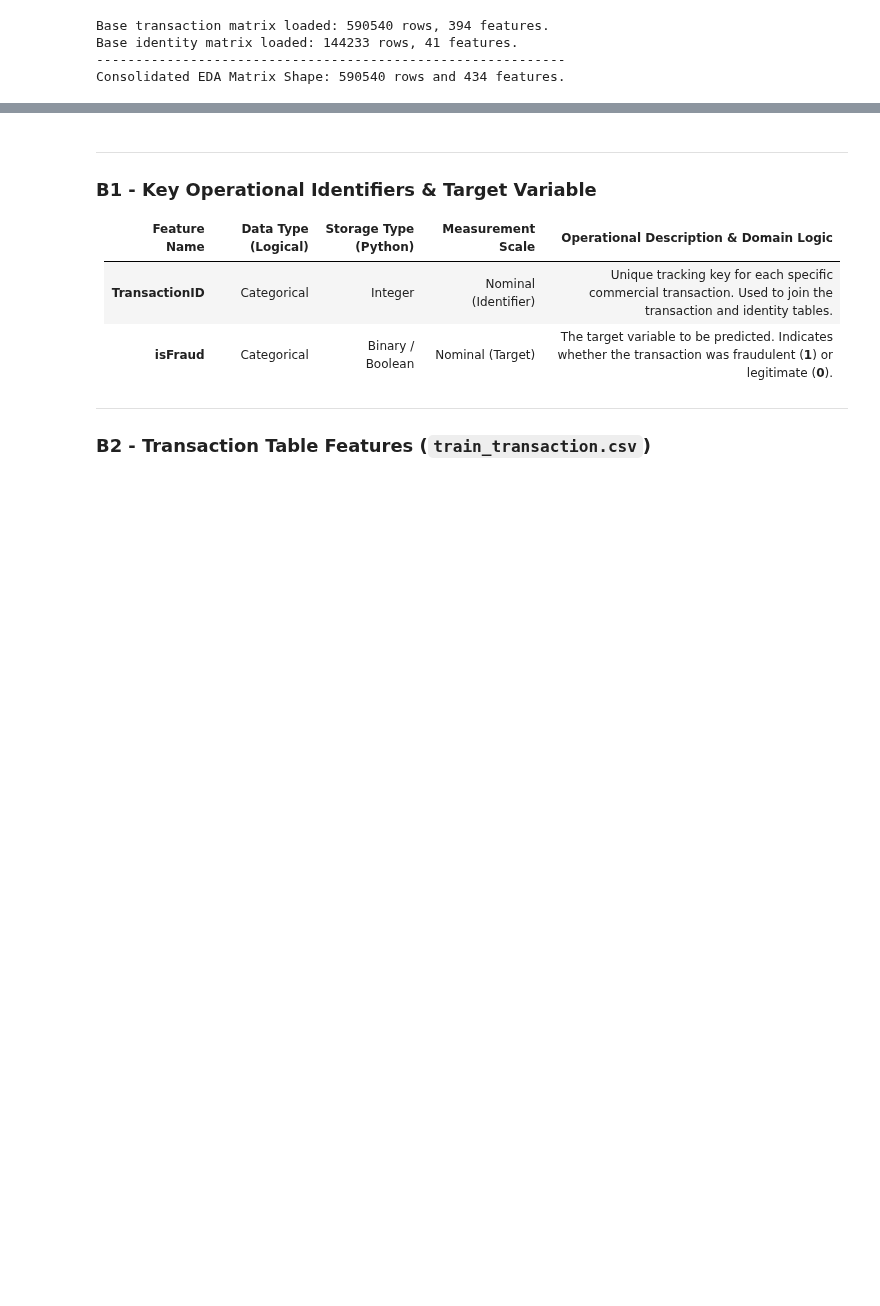
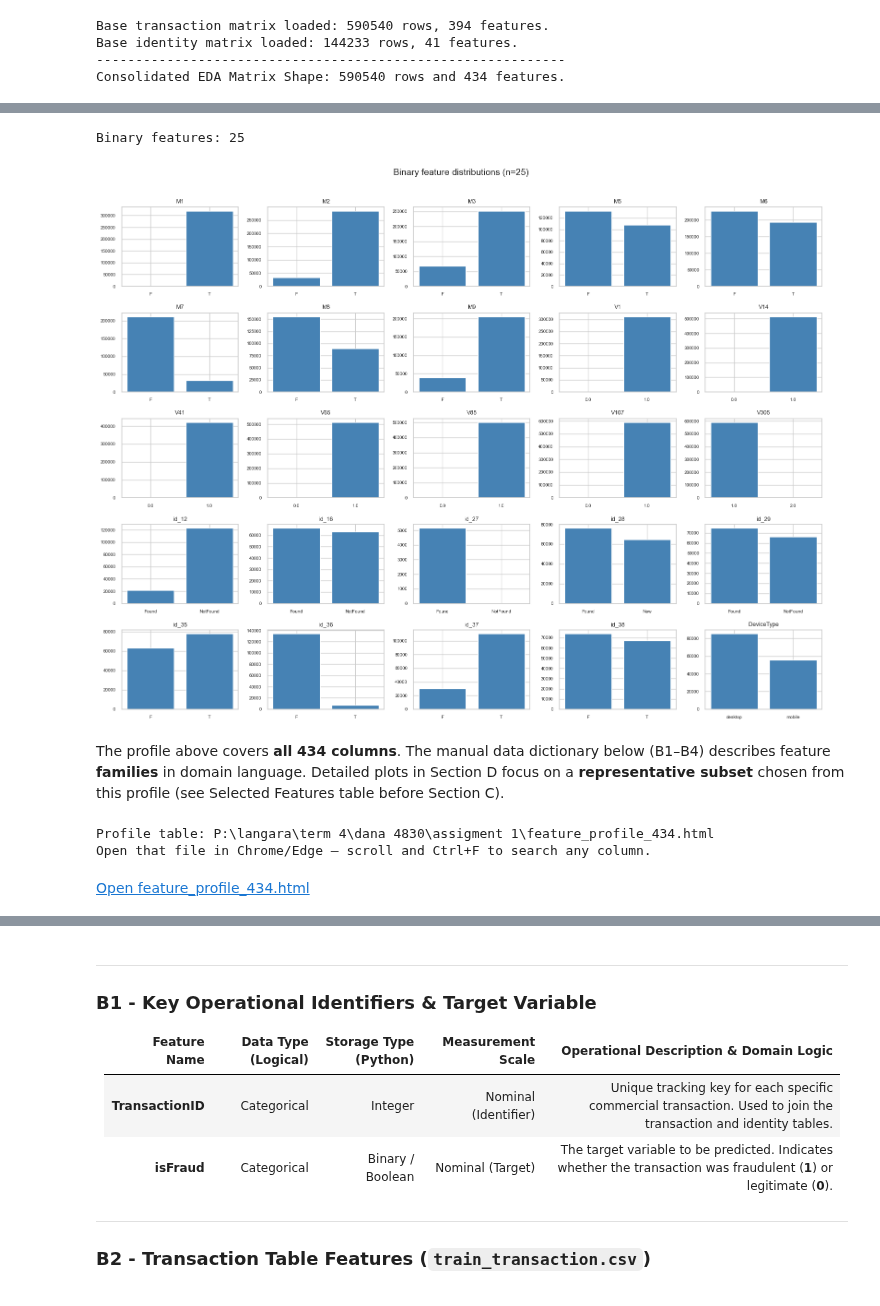
Before and after one commit to Qleoz12/my_git_project_langara, a Jupyter notebook: dana 4830/assigment 1/A1_Leonardo_LS.ipynb, the cells around one changed output, grey strips where cells are left out. Drawn from its saved outputs; the diff is of its cells as text; code cells hidden in the pictures; blank space fills up the shorter version.

```diff
--- a/dana 4830/assigment 1/A1_Leonardo_LS.ipynb
+++ b/dana 4830/assigment 1/A1_Leonardo_LS.ipynb
@@ -73 +238,49 @@ Consolidated EDA Matrix Shape: 590540 rows and 434 features.
+# %%
+# --- Binary features: histogram distributions only ---
+binary_cols = feature_profile.loc[
+    feature_profile["logical_type"] == "Binary", "feature"
+].tolist()
+
+print(f"Binary features: {len(binary_cols)}")
+
+if binary_cols:
+    ncols = 5
+    nrows = int(np.ceil(len(binary_cols) / ncols))
+    fig, axes = plt.subplots(nrows, ncols, figsize=(3.2 * ncols, 2.4 * nrows))
+    axes = np.atleast_1d(axes).flatten()
+
+    for i, col in enumerate(binary_cols):
+        ax = axes[i]
+        s = df_train[col].dropna()
+        vc = s.value_counts().sort_index()
+        ax.bar([str(x) for x in vc.index], vc.values, color="steelblue", edgecolor="white")
+        ax.set_title(col, fontsize=9)
+        ax.tick_params(axis="x", labelsize=7)
+        ax.tick_params(axis="y", labelsize=7)
+
+    for j in range(len(binary_cols), len(axes)):
+        axes[j].set_visible(False)
+
+    plt.suptitle(f"Binary feature distributions (n={len(binary_cols)})", fontsize=14, y=1.01)
+    plt.tight_layout()
+    plt.show()
+else:
+    print("No binary columns detected.")
+# %% [output]
+Binary features: 25
+[figure, added]
+# %% [markdown]
+The profile above covers **all 434 columns**. The manual data dictionary below (B1–B4) describes feature **families** in domain language. Detailed plots in Section D focus on a **representative subset** chosen from this profile (see Selected Features table before Section C).
+# %%
+# Open the exported profile in your browser (no extra packages needed)
+from pathlib import Path
+html_path = Path("feature_profile_434.html").resolve()
+print(f"Profile table: {html_path}")
+print("Open that file in Chrome/Edge — scroll and Ctrl+F to search any column.")
+if html_path.exists():
+    display(HTML(f'<a href="file:///{html_path.as_posix()}" target="_blank">Open feature_profile_434.html</a>'))
+# %% [output]
+Profile table: P:\langara\term 4\dana 4830\assigment 1\feature_profile_434.html
+Open that file in Chrome/Edge — scroll and Ctrl+F to search any column.
+Open feature_profile_434.html
 # %%
```
Also changed, not shown: parts of 46 cells of this notebook, 10 other files.
